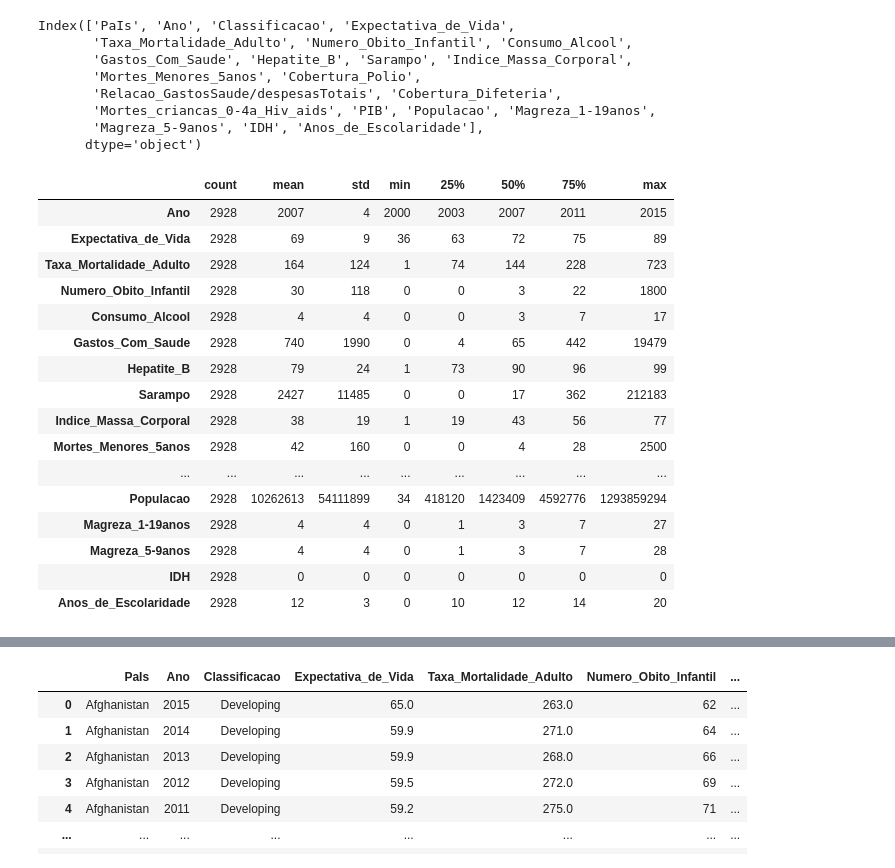
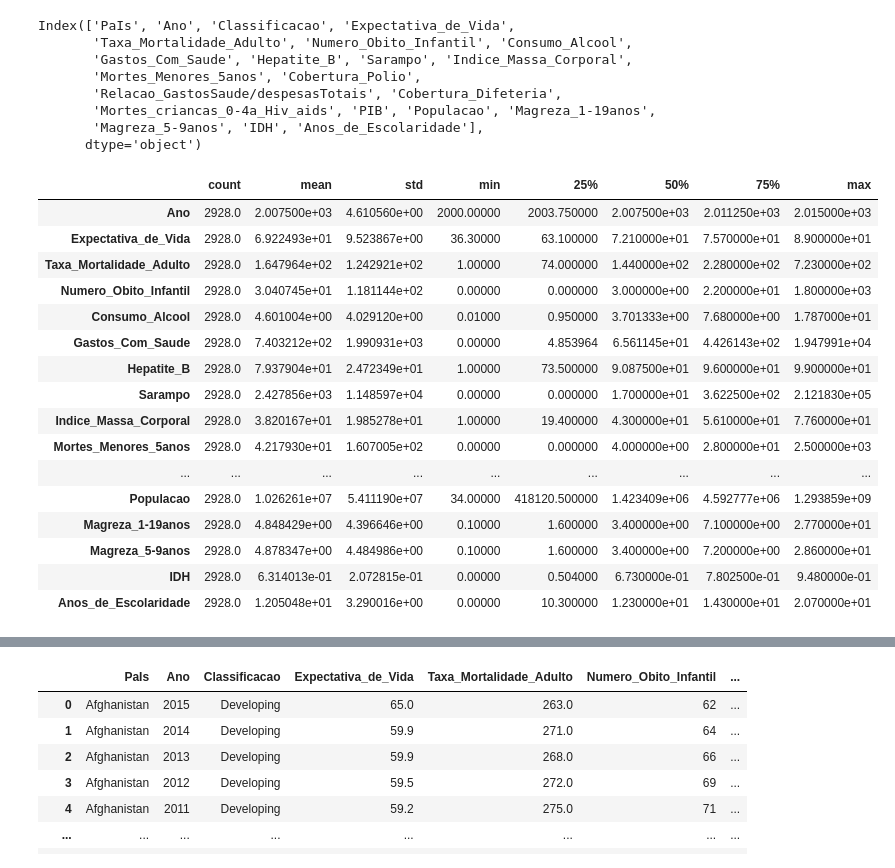
Before and after one commit to rochamarcio/Expectativa_de_vida, a Jupyter notebook: expectativa_de_vida.ipynb, the cells around one changed output, grey strips where cells are left out. Drawn from its saved outputs; the diff is of its cells as text; code cells hidden in the pictures.

```diff
--- a/expectativa_de_vida.ipynb
+++ b/expectativa_de_vida.ipynb
@@ -410,25 +410,25 @@ Index(['PaIs', 'Ano', 'Classificacao', 'Expectativa_de_Vida',
        'Magreza_5-9anos', 'IDH', 'Anos_de_Escolaridade'],
       dtype='object')
 # %%
-df_full_final.describe().astype(int).T # análise estatística descritiva
+df_full_final.describe().T # análise estatística descritiva
 # %% [output]
 |  | count | mean | std | min | 25% | 50% | 75% | max |
-| Ano | 2928 | 2007 | 4 | 2000 | 2003 | 2007 | 2011 | 2015 |
-| Expectativa_de_Vida | 2928 | 69 | 9 | 36 | 63 | 72 | 75 | 89 |
-| Taxa_Mortalidade_Adulto | 2928 | 164 | 124 | 1 | 74 | 144 | 228 | 723 |
-| Numero_Obito_Infantil | 2928 | 30 | 118 | 0 | 0 | 3 | 22 | 1800 |
-| Consumo_Alcool | 2928 | 4 | 4 | 0 | 0 | 3 | 7 | 17 |
-| Gastos_Com_Saude | 2928 | 740 | 1990 | 0 | 4 | 65 | 442 | 19479 |
-| Hepatite_B | 2928 | 79 | 24 | 1 | 73 | 90 | 96 | 99 |
-| Sarampo | 2928 | 2427 | 11485 | 0 | 0 | 17 | 362 | 212183 |
-| Indice_Massa_Corporal | 2928 | 38 | 19 | 1 | 19 | 43 | 56 | 77 |
-| Mortes_Menores_5anos | 2928 | 42 | 160 | 0 | 0 | 4 | 28 | 2500 |
+| Ano | 2928.0 | 2.007500e+03 | 4.610560e+00 | 2000.00000 | 2003.750000 | 2.007500e+03 | 2.011250e+03 | 2.015000e+03 |
+| Expectativa_de_Vida | 2928.0 | 6.922493e+01 | 9.523867e+00 | 36.30000 | 63.100000 | 7.210000e+01 | 7.570000e+01 | 8.900000e+01 |
+| Taxa_Mortalidade_Adulto | 2928.0 | 1.647964e+02 | 1.242921e+02 | 1.00000 | 74.000000 | 1.440000e+02 | 2.280000e+02 | 7.230000e+02 |
+| Numero_Obito_Infantil | 2928.0 | 3.040745e+01 | 1.181144e+02 | 0.00000 | 0.000000 | 3.000000e+00 | 2.200000e+01 | 1.800000e+03 |
+| Consumo_Alcool | 2928.0 | 4.601004e+00 | 4.029120e+00 | 0.01000 | 0.950000 | 3.701333e+00 | 7.680000e+00 | 1.787000e+01 |
+| Gastos_Com_Saude | 2928.0 | 7.403212e+02 | 1.990931e+03 | 0.00000 | 4.853964 | 6.561145e+01 | 4.426143e+02 | 1.947991e+04 |
+| Hepatite_B | 2928.0 | 7.937904e+01 | 2.472349e+01 | 1.00000 | 73.500000 | 9.087500e+01 | 9.600000e+01 | 9.900000e+01 |
+| Sarampo | 2928.0 | 2.427856e+03 | 1.148597e+04 | 0.00000 | 0.000000 | 1.700000e+01 | 3.622500e+02 | 2.121830e+05 |
+| Indice_Massa_Corporal | 2928.0 | 3.820167e+01 | 1.985278e+01 | 1.00000 | 19.400000 | 4.300000e+01 | 5.610000e+01 | 7.760000e+01 |
+| Mortes_Menores_5anos | 2928.0 | 4.217930e+01 | 1.607005e+02 | 0.00000 | 0.000000 | 4.000000e+00 | 2.800000e+01 | 2.500000e+03 |
 | ... | ... | ... | ... | ... | ... | ... | ... | ... |
-| Populacao | 2928 | 10262613 | 54111899 | 34 | 418120 | 1423409 | 4592776 | 1293859294 |
-| Magreza_1-19anos | 2928 | 4 | 4 | 0 | 1 | 3 | 7 | 27 |
-| Magreza_5-9anos | 2928 | 4 | 4 | 0 | 1 | 3 | 7 | 28 |
-| IDH | 2928 | 0 | 0 | 0 | 0 | 0 | 0 | 0 |
-| Anos_de_Escolaridade | 2928 | 12 | 3 | 0 | 10 | 12 | 14 | 20 |
+| Populacao | 2928.0 | 1.026261e+07 | 5.411190e+07 | 34.00000 | 418120.500000 | 1.423409e+06 | 4.592777e+06 | 1.293859e+09 |
+| Magreza_1-19anos | 2928.0 | 4.848429e+00 | 4.396646e+00 | 0.10000 | 1.600000 | 3.400000e+00 | 7.100000e+00 | 2.770000e+01 |
+| Magreza_5-9anos | 2928.0 | 4.878347e+00 | 4.484986e+00 | 0.10000 | 1.600000 | 3.400000e+00 | 7.200000e+00 | 2.860000e+01 |
+| IDH | 2928.0 | 6.314013e-01 | 2.072815e-01 | 0.00000 | 0.504000 | 6.730000e-01 | 7.802500e-01 | 9.480000e-01 |
+| Anos_de_Escolaridade | 2928.0 | 1.205048e+01 | 3.290016e+00 | 0.00000 | 10.300000 | 1.230000e+01 | 1.430000e+01 | 2.070000e+01 |
 # %%
 corrmat = df_full_final.corr() # verificar
 f, ax = plt.subplots(figsize=(5,5))
```
Also changed, not shown: parts of 14 cells of this notebook, 22 other files.
